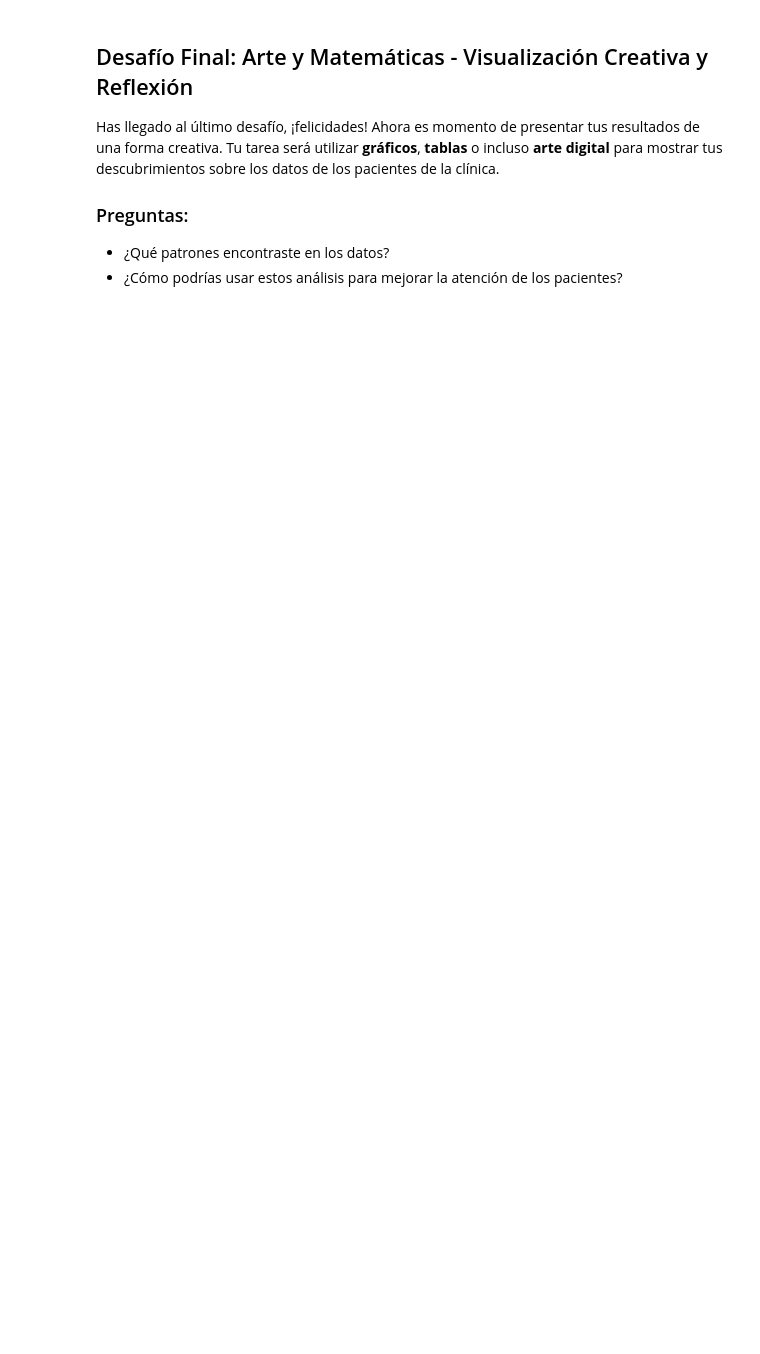
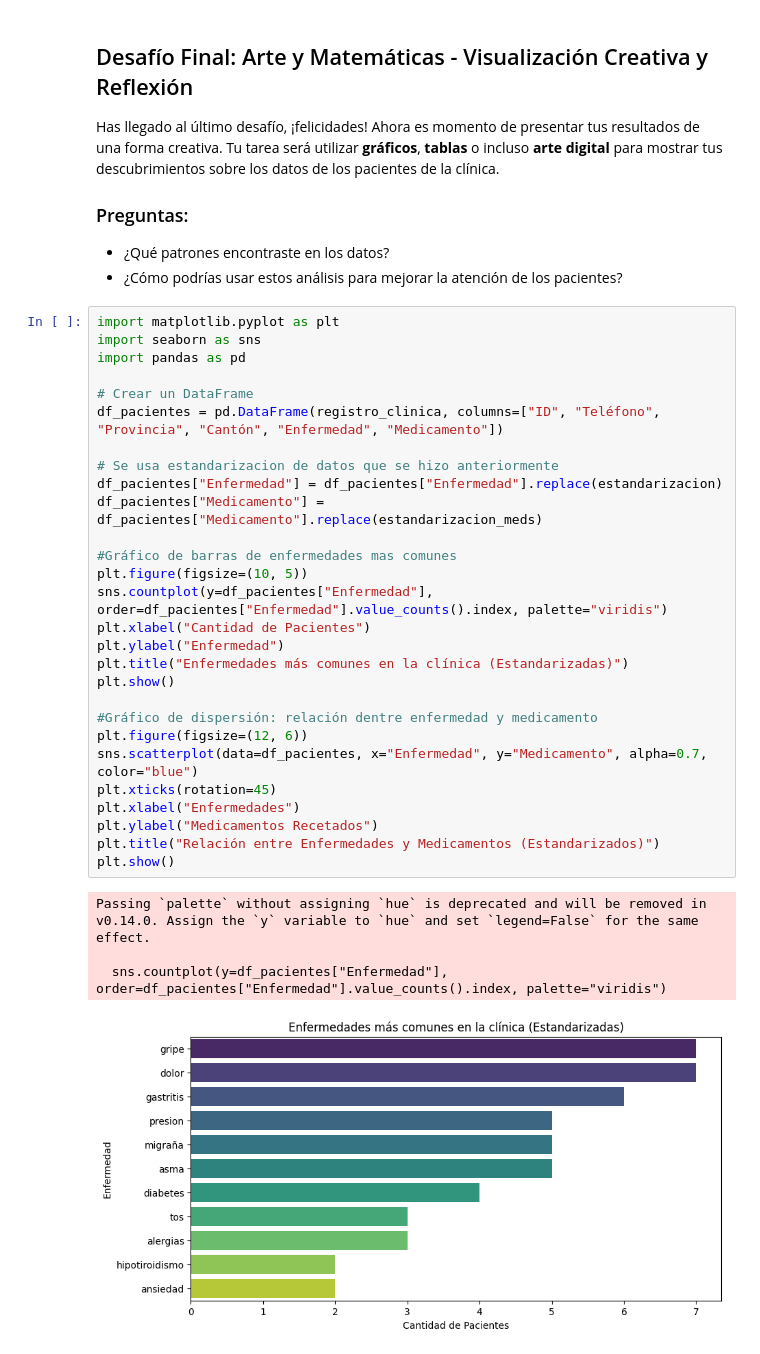
Before and after one commit to FernandaSalasJ/Programacion-Python-Basico-GRUPO-1---6181133432, a Jupyter notebook: Estudiantes/Fernanda Salas/Proyecto corto/Proyecto Corto - Reto STEAM Explorando Datos de Pacientes en una Clínica.ipynb, the cells around one changed output. Saved outputs shown, nothing was run; the diff lists cells and outputs as text; blank space fills up the shorter version.

```diff
--- a/Estudiantes/Fernanda Salas/Proyecto corto/Proyecto Corto - Reto STEAM Explorando Datos de Pacientes en una Clínica.ipynb
+++ b/Estudiantes/Fernanda Salas/Proyecto corto/Proyecto Corto - Reto STEAM Explorando Datos de Pacientes en una Clínica.ipynb
@@ -525,3 +574,36 @@ Has llegado al último desafío, ¡felicidades! Ahora es momento de presentar tu
 
 - ¿Qué patrones encontraste en los datos?
 - ¿Cómo podrías usar estos análisis para mejorar la atención de los pacientes?
+# %%
+import matplotlib.pyplot as plt
+import seaborn as sns
+import pandas as pd
+
+# Crear un DataFrame
+df_pacientes = pd.DataFrame(registro_clinica, columns=["ID", "Teléfono", "Provincia", "Cantón", "Enfermedad", "Medicamento"])
+
+# Se usa estandarizacion de datos que se hizo anteriormente
+df_pacientes["Enfermedad"] = df_pacientes["Enfermedad"].replace(estandarizacion)
+df_pacientes["Medicamento"] = df_pacientes["Medicamento"].replace(estandarizacion_meds)
+
+#Gráfico de barras de enfermedades mas comunes
+plt.figure(figsize=(10, 5))
+sns.countplot(y=df_pacientes["Enfermedad"], order=df_pacientes["Enfermedad"].value_counts().index, palette="viridis")
+plt.xlabel("Cantidad de Pacientes")
+plt.ylabel("Enfermedad")
+plt.title("Enfermedades más comunes en la clínica (Estandarizadas)")
+plt.show()
+
+#Gráfico de dispersión: relación dentre enfermedad y medicamento
+plt.figure(figsize=(12, 6))
+sns.scatterplot(data=df_pacientes, x="Enfermedad", y="Medicamento", alpha=0.7, color="blue")
+plt.xticks(rotation=45)
+plt.xlabel("Enfermedades")
+plt.ylabel("Medicamentos Recetados")
+plt.title("Relación entre Enfermedades y Medicamentos (Estandarizados)")
+plt.show()
+# %% [output]
+Passing `palette` without assigning `hue` is deprecated and will be removed in v0.14.0. Assign the `y` variable to `hue` and set `legend=False` for the same effect.
+
+  sns.countplot(y=df_pacientes["Enfermedad"], order=df_pacientes["Enfermedad"].value_counts().index, palette="viridis")
+[figure, added]
```
Also changed, not shown: parts of 11 cells of this notebook.
